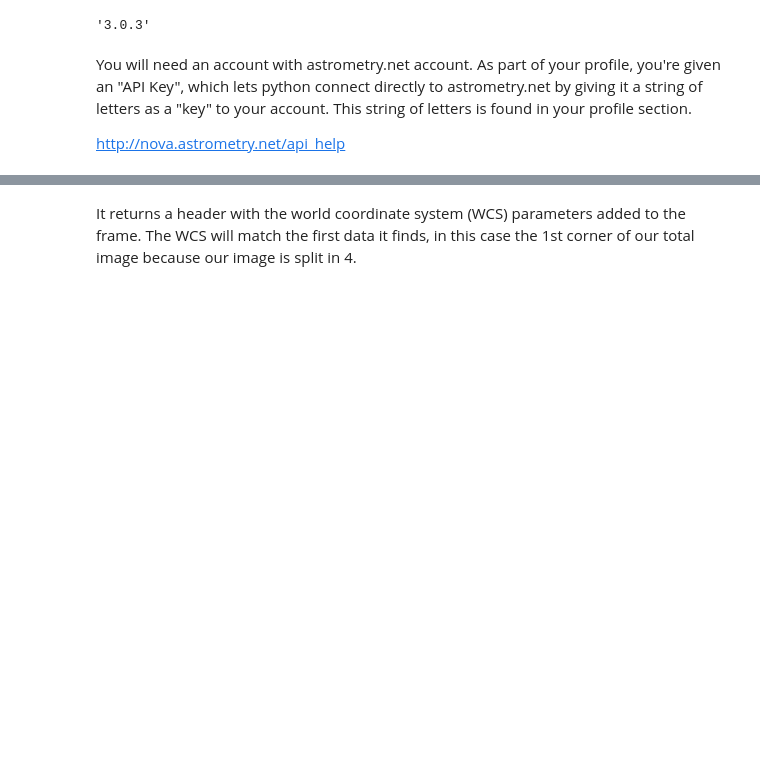
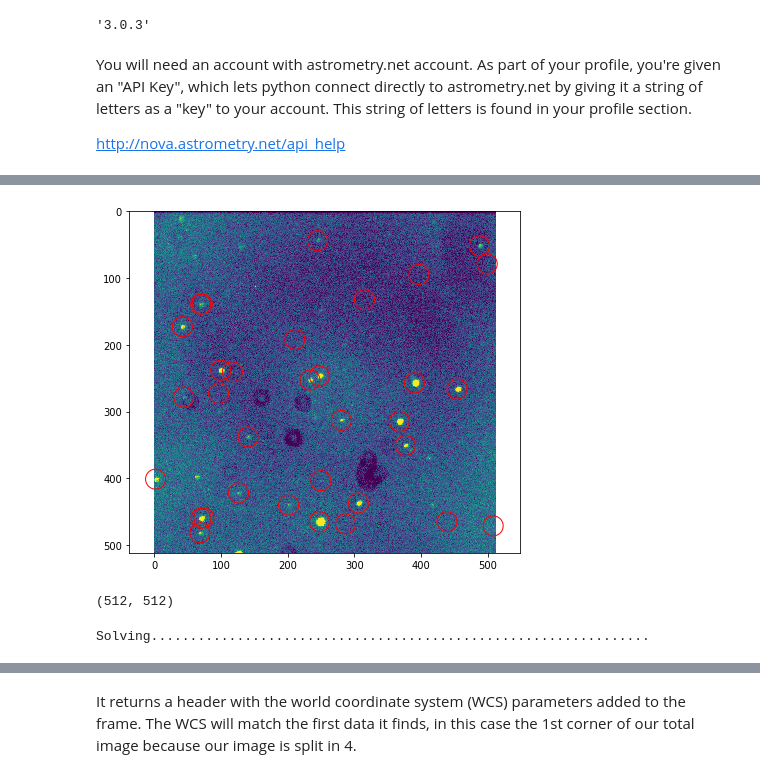
Before and after one commit to lockepatton/ASTR100-2020, a Jupyter notebook: Notes/2020_04_02_astrometry_net.ipynb, the cells around one changed output, grey strips where cells are left out. Saved outputs shown, nothing was run; the diff lists cells and outputs as text; code cells hidden in the pictures; blank space fills up the shorter version.

```diff
--- a/Notes/2020_04_02_astrometry_net.ipynb
+++ b/Notes/2020_04_02_astrometry_net.ipynb
@@ -19,4 +32,6 @@ ast.api_key = "xxxxxxxxxxx"
 # %%
 filename = "../Data/OurRun/0085.rxj0806.3+1527.fits"
+filename = "../Data/RRLyrae+EB_Data/Observingtrip1/20160702/RRLy1_001.fits"
+
 !ls $filename
 # %% [output]
@@ -23,0 +41,6 @@ filename = "../Data/OurRun/0085.rxj0806.3+1527.fits"
+# %%
+from astropy.io import fits
+f = fits.open(filename)
+data = f[0].data
+header = f[0].header
+header
@@ -23,0 +78,4 @@ filename = "../Data/OurRun/0085.rxj0806.3+1527.fits"
+# %%
+bkg_sigma = mad_std(data)
+daofind = DAOStarFinder(fwhm=4., threshold=3.*bkg_sigma)
+sources = daofind(data-np.median(data))
@@ -23,0 +108,11 @@ filename = "../Data/OurRun/0085.rxj0806.3+1527.fits"
+# %%
+plt.figure(figsize=(7,7))
+mean = np.mean(data)
+median = np.median(data)
+sigma = np.std(data)
+
+plt.imshow(data, vmin=median-1*sigma, vmax=median+3*sigma); #[:200,:200]
+
+plt.scatter(sources['xcentroid'], sources['ycentroid'], s=400, marker='o', facecolors='none', edgecolors='r');
+# %% [output]
+[figure, added]
@@ -23,0 +121,4 @@ filename = "../Data/OurRun/0085.rxj0806.3+1527.fits"
+# %%
+data.shape
+# %% [output]
+(512, 512)
@@ -23,0 +127,8 @@ filename = "../Data/OurRun/0085.rxj0806.3+1527.fits"
+# %%
+image_width = 512
+image_height = 512
+wcs_header = ast.solve_from_source_list(sources['xcentroid'], sources['ycentroid'],
+                                        image_width, image_height,
+                                        solve_timeout=120*3)#, **settings)
+# %% [output]
+Solving................................................................
```
Also changed, not shown: parts of 24 cells of this notebook, 2 other files.
